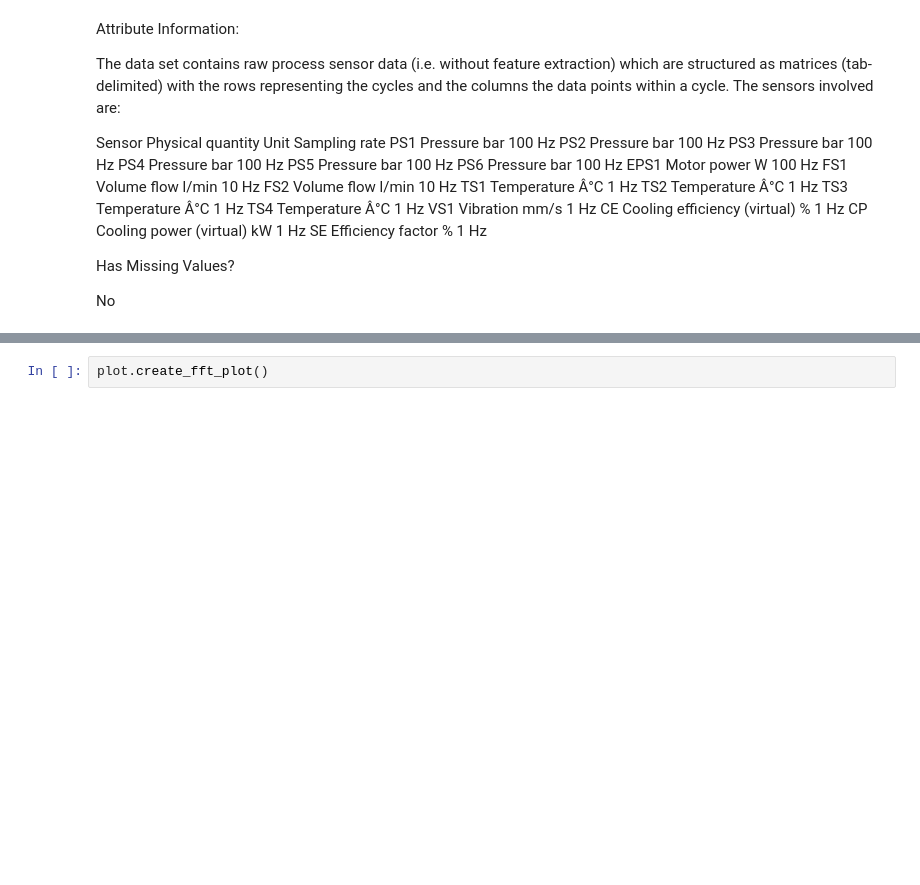
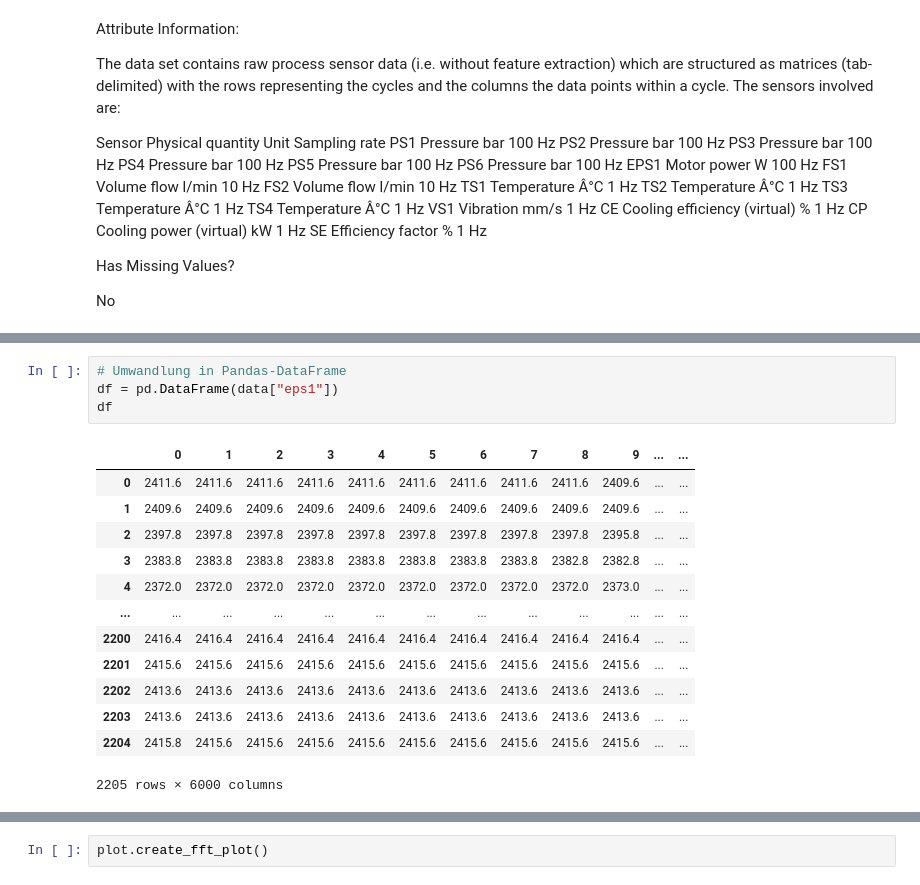
Before and after one commit to danielsaiger1/uni_projects, a Jupyter notebook: python_advanced/final_project/final_project.ipynb, the cells around one changed output, grey strips where cells are left out. Cells and saved outputs as stored; diff of their text form; blank space fills up the shorter version.

```diff
--- a/python_advanced/final_project/final_project.ipynb
+++ b/python_advanced/final_project/final_project.ipynb
@@ -139,3 +161,21 @@ class DataPlotter:
             plt.show()
 
 plot = DataPlotter(data)
+# %%
+# Umwandlung in Pandas-DataFrame
+df = pd.DataFrame(data["eps1"])
+df
+# %% [output]
+|  | 0 | 1 | 2 | 3 | 4 | 5 | 6 | 7 | 8 | 9 | ... | ... |
+| 0 | 2411.6 | 2411.6 | 2411.6 | 2411.6 | 2411.6 | 2411.6 | 2411.6 | 2411.6 | 2411.6 | 2409.6 | ... | ... |
+| 1 | 2409.6 | 2409.6 | 2409.6 | 2409.6 | 2409.6 | 2409.6 | 2409.6 | 2409.6 | 2409.6 | 2409.6 | ... | ... |
+| 2 | 2397.8 | 2397.8 | 2397.8 | 2397.8 | 2397.8 | 2397.8 | 2397.8 | 2397.8 | 2397.8 | 2395.8 | ... | ... |
+| 3 | 2383.8 | 2383.8 | 2383.8 | 2383.8 | 2383.8 | 2383.8 | 2383.8 | 2383.8 | 2382.8 | 2382.8 | ... | ... |
+| 4 | 2372.0 | 2372.0 | 2372.0 | 2372.0 | 2372.0 | 2372.0 | 2372.0 | 2372.0 | 2372.0 | 2373.0 | ... | ... |
+| ... | ... | ... | ... | ... | ... | ... | ... | ... | ... | ... | ... | ... |
+| 2200 | 2416.4 | 2416.4 | 2416.4 | 2416.4 | 2416.4 | 2416.4 | 2416.4 | 2416.4 | 2416.4 | 2416.4 | ... | ... |
+| 2201 | 2415.6 | 2415.6 | 2415.6 | 2415.6 | 2415.6 | 2415.6 | 2415.6 | 2415.6 | 2415.6 | 2415.6 | ... | ... |
+| 2202 | 2413.6 | 2413.6 | 2413.6 | 2413.6 | 2413.6 | 2413.6 | 2413.6 | 2413.6 | 2413.6 | 2413.6 | ... | ... |
+| 2203 | 2413.6 | 2413.6 | 2413.6 | 2413.6 | 2413.6 | 2413.6 | 2413.6 | 2413.6 | 2413.6 | 2413.6 | ... | ... |
+| 2204 | 2415.8 | 2415.6 | 2415.6 | 2415.6 | 2415.6 | 2415.6 | 2415.6 | 2415.6 | 2415.6 | 2415.6 | ... | ... |
+2205 rows × 6000 columns
```
Also changed, not shown: parts of 6 cells of this notebook.
